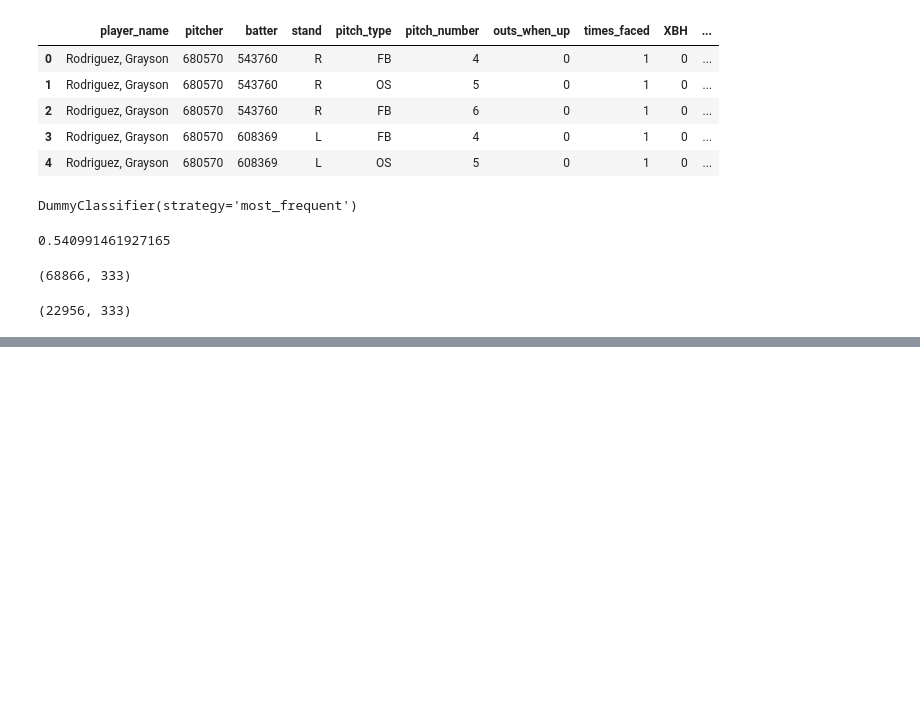
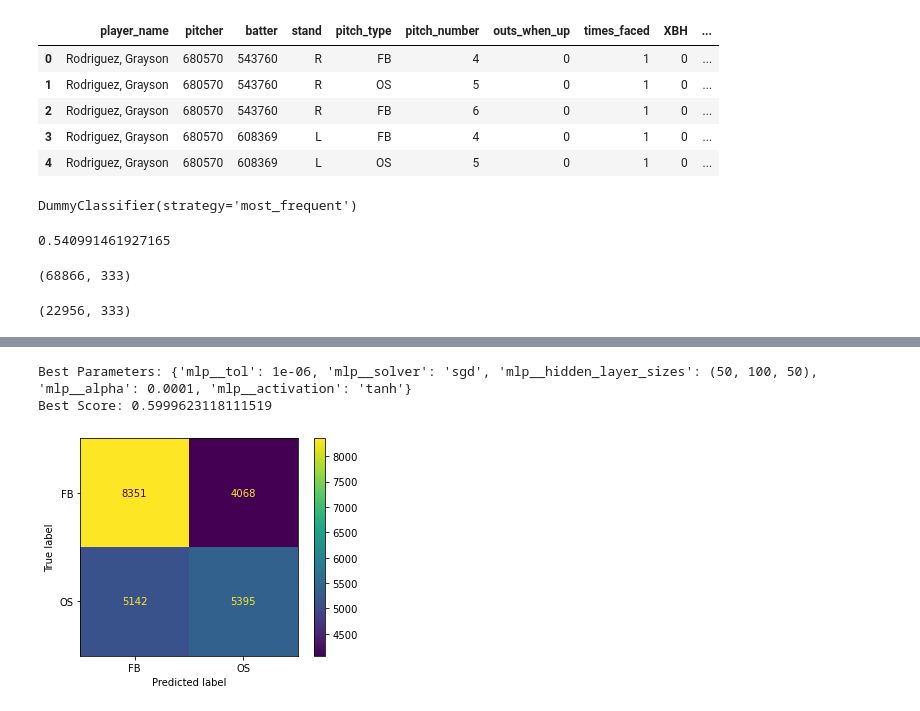
Before and after one commit to basstraining/pitch_predictor, a Jupyter notebook: notebooks/binary_data_training.ipynb, the cells around one changed output, grey strips where cells are left out. Cells and saved outputs as stored; diff of their text form; code cells hidden in the pictures; blank space fills up the shorter version.

Commit message:
training notebook for mlp model

```diff
--- a/notebooks/binary_data_training.ipynb
+++ b/notebooks/binary_data_training.ipynb
@@ -142,22 +144,23 @@ from sklearn.model_selection import RandomizedSearchCV
 
 # Define the parameter distribution
 param_dist = {
-    'mlp__hidden_layer_sizes': [(50,50,50), (50,100,50), (100,)],
+    'mlp__hidden_layer_sizes': [(10,30,10), (50,100,50)],
     'mlp__activation': ['relu', 'tanh'],
     'mlp__solver': ['adam', 'sgd'],
-    'mlp__alpha': [0.0001, .05],
+    'mlp__alpha': [0.0001, .001],
+    'mlp__tol': [1e-4, 1e-5, 1e-6]
 }
 
 # Create a RandomizedSearchCV object
-random_search = RandomizedSearchCV(estimator=pipe, param_distributions=param_dist, n_iter=50, cv=5, random_state=42, n_jobs=-1)
+clf = RandomizedSearchCV(estimator=pipe, param_distributions=param_dist, n_iter=50, verbose=3, cv=5, random_state=42, n_jobs=-1)
 
 # Fit the model
-random_search.fit(X_train, y_train)
+clf.fit(X_train, y_train)
 
 # Get the best parameters and score
 best_parameters = random_search.best_params_
 best_score = random_search.best_score_
 
-print(f"Best Parameters: {best_parameters}")
+print(f"Best Parameters: {best_parametbers}")
 print(f"Best Score: {best_score}")
 # %% [output]
@@ -165,0 +172,10 @@ Best Score: 0.6012691143631955
+# %%
+# Get the best parameters and score
+best_parameters = clf.best_params_
+best_score = clf.best_score_
+
+print(f"Best Parameters: {best_parameters}")
+print(f"Best Score: {best_score}")
+# %% [output]
+Best Parameters: {'mlp__tol': 1e-06, 'mlp__solver': 'sgd', 'mlp__hidden_layer_sizes': (50, 100, 50), 'mlp__alpha': 0.0001, 'mlp__activation': 'tanh'}
+Best Score: 0.5999623118111519
@@ -165,0 +190,13 @@ Best Score: 0.6012691143631955
+# %%
+from sklearn.metrics import ConfusionMatrixDisplay, confusion_matrix
+
+# Make predictions
+y_pred = clf.predict(X_test)
+
+# Generate the confusion matrix
+cm = confusion_matrix(y_test, y_pred)
+
+# Display the confusion matrix
+cm_display = ConfusionMatrixDisplay(cm, display_labels=clf.classes_).plot()
+# %% [output]
+[figure, added]
```
Also changed, not shown: parts of 4 cells of this notebook.
